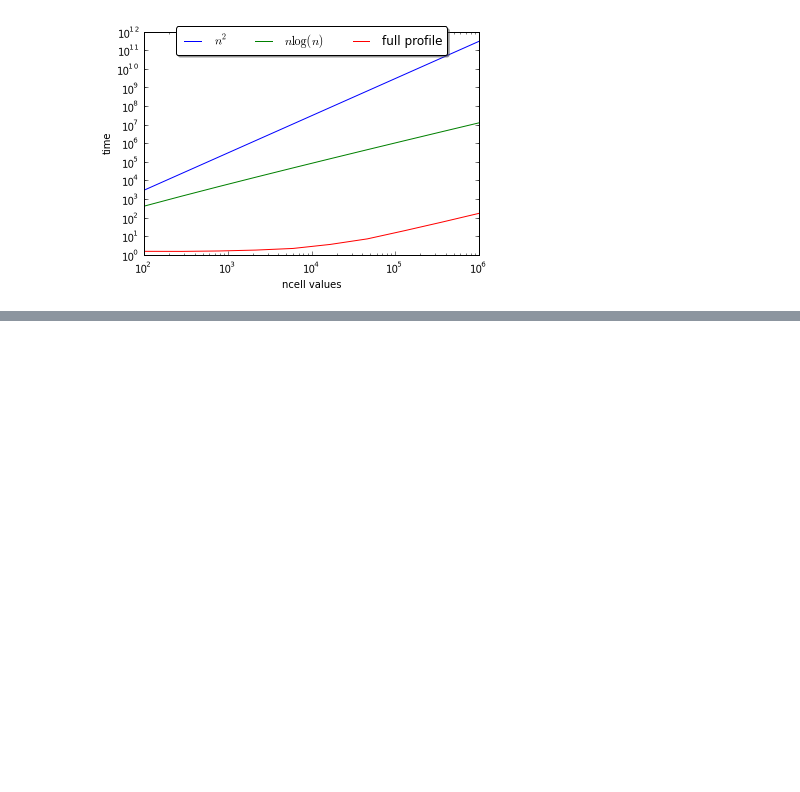
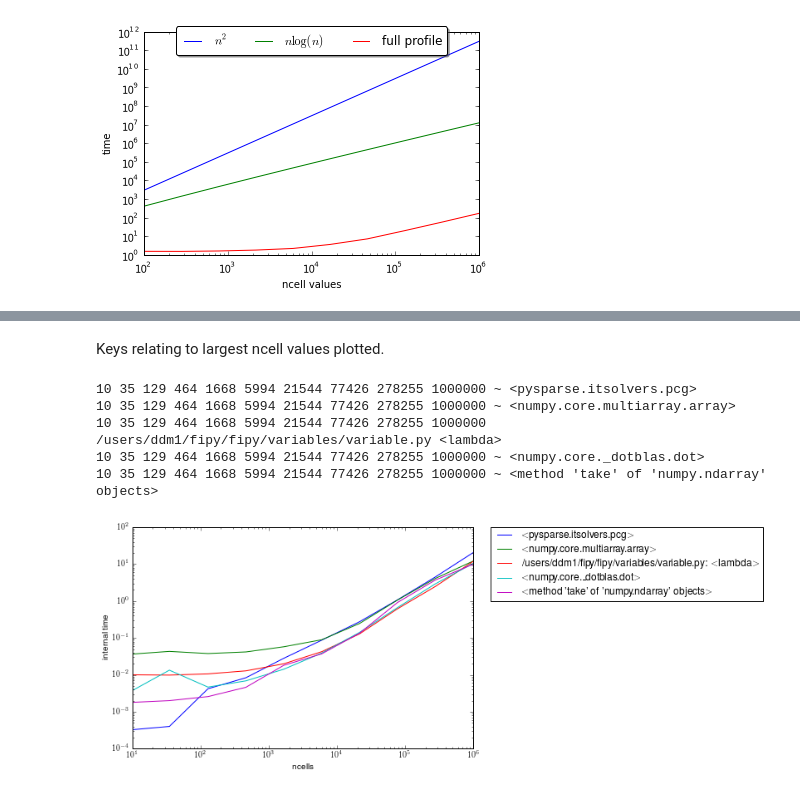
Before and after one commit to dmurali1/SURF2013, a Jupyter notebook: Preliminary_Profiling.ipynb, the cells around one changed output, grey strips where cells are left out. Drawn from its saved outputs; the diff is of its cells as text; code cells hidden in the pictures; blank space fills up the shorter version.

```diff
--- a/Preliminary_Profiling.ipynb
+++ b/Preliminary_Profiling.ipynb
@@ -125,0 +125,15 @@ hello
+# %% [markdown]
+Keys relating to largest ncell values plotted.
+# %%
+from profiling_functions import FiPyProfile
+ncells = np.array(np.logspace(1, 6, 10), dtype=int)
+prof = FiPyProfile(Polyxtal, ncells, regenerate=False)
+keys = prof.get_sorted_keys(ncells[-1], sort_field="time")
+prof.plot(keys[:5], "time", doFullProfile=False)
+# %% [output]
+10 35 129 464 1668 5994 21544 77426 278255 1000000 ~ <pysparse.itsolvers.pcg>
+10 35 129 464 1668 5994 21544 77426 278255 1000000 ~ <numpy.core.multiarray.array>
+10 35 129 464 1668 5994 21544 77426 278255 1000000 /users/ddm1/fipy/fipy/variables/variable.py <lambda>
+10 35 129 464 1668 5994 21544 77426 278255 1000000 ~ <numpy.core._dotblas.dot>
+10 35 129 464 1668 5994 21544 77426 278255 1000000 ~ <method 'take' of 'numpy.ndarray' objects>
+[figure, added]
```
Also changed, not shown: parts of 19 cells of this notebook, 1 other file.
